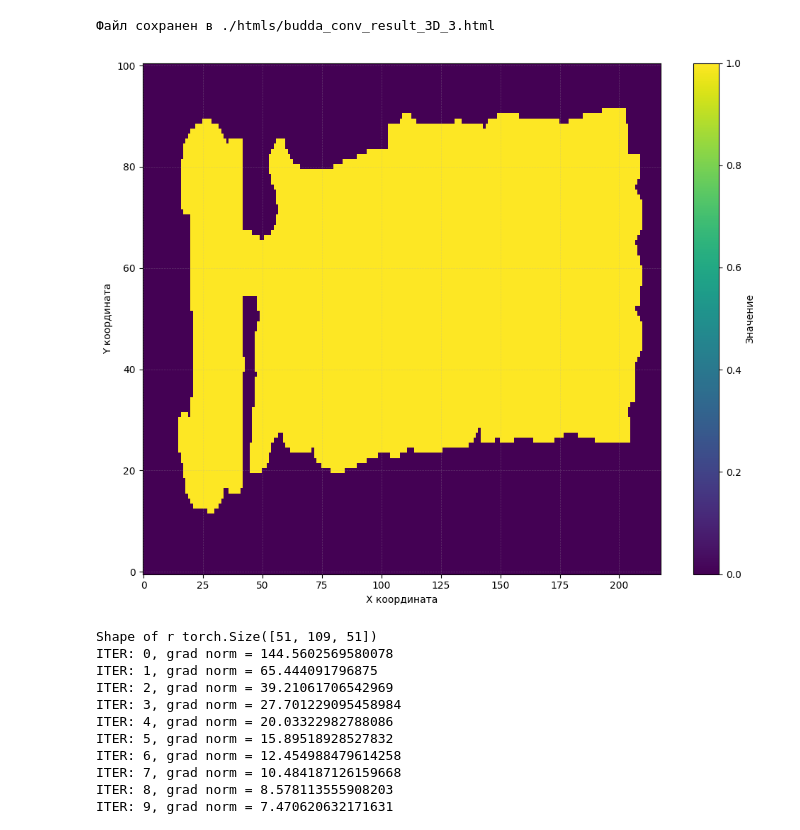
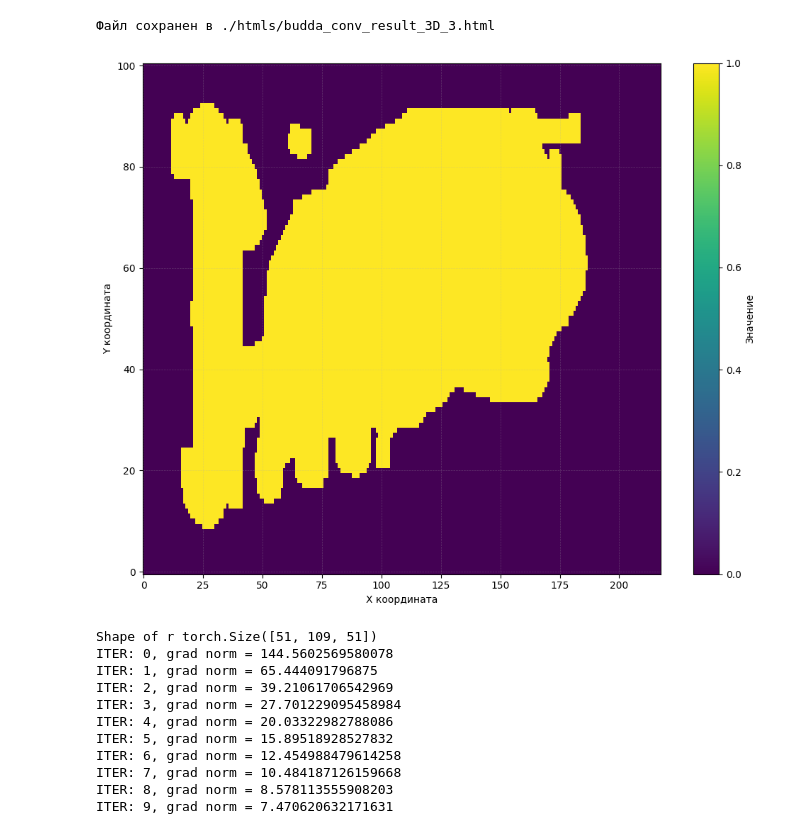
Before and after one commit to AlexanderShliakhturov/Application-of-subdivision-schemes-in-surface-approximation-problems, a Jupyter notebook: surface-reconstruction-budda.ipynb, the cells around one changed output. Drawn from its saved outputs; the diff is of its cells as text; code cells hidden in the pictures.

```diff
--- a/surface-reconstruction-budda.ipynb
+++ b/surface-reconstruction-budda.ipynb
@@ -36,7 +42,7 @@ from IPython.display import HTML
 '''
 
 raw_data = np.loadtxt('./models/BuddaAll.txt').reshape(-1)
-int_cast_data = np.trunc(raw_data*np.power(10,3)).astype(int).reshape(-1, 3)
+int_cast_data = np.trunc(raw_data*2000).astype(int).reshape(-1, 3)
 
 
 shifted = (int_cast_data - int_cast_data.min(axis=0) + np.array([10,10,10]))
@@ -64,18 +70,21 @@ make_html_visual(tensor_3d=budda_tensor_3D, name='budda-raw', colorscale='Jet')
 # budda_tensor_3D_slice = budda_tensor_3D[:,:, 30]
 
 # kernel_2D = torch.ones(size=(3,3))
-kernel_3D = torch.ones(size=(3,3,3))
+kernel_shape = 3
+kernel_3D = torch.ones(size=(kernel_shape,kernel_shape,kernel_shape))
 
 
 # budda_conv_result_2D = make_conv_2d_torch(source=budda_tensor_3D_slice, kernel=kernel_2D)
 budda_conv_result_3D = make_conv_3d_torch(source=budda_tensor_3D, kernel=kernel_3D)
+# budda_conv_result_3D = budda_tensor_3D
+
 
 
 
 
 plt.figure(figsize=(10, 8))
 
-plt.imshow(budda_conv_result_3D[:,:, 60],
+plt.imshow(budda_conv_result_3D[:,:, 50],
            cmap='viridis',
            aspect='auto',
            origin='lower')
@@ -99,27 +108,29 @@ make_html_visual(budda_conv_result_3D, 'budda_conv_result_3D_3')
 # %%
 '''
 Морфологическое заполнение
 '''
 
 
-budda_conv_result_2D_filled = morph_fill(budda_conv_result_3D[:,:, 34])
+# budda_conv_result_2D_filled = morph_fill(budda_conv_result_3D[:,:, 100])
+
+budda_conv_result_2D_filled = morph_fill_fast(budda_conv_result_3D[:,:, 50])
 
 plt.figure(figsize=(10, 8))
 
 plt.imshow(budda_conv_result_2D_filled,
            cmap='viridis',
            aspect='auto',
            origin='lower')
 
 plt.colorbar(label='Значение')
 plt.xlabel('X координата')
 plt.ylabel('Y координата')
 
 plt.grid(True, alpha=0.3, linestyle='--', linewidth=0.5)
 
 plt.tight_layout()
 plt.savefig('./images/turbine_slice_conv_filled.png')
 plt.show()
 # %% [output]
-[figure, old version]
+[figure, new version]
 # %%
```
Also changed, not shown: parts of 12 cells of this notebook, 9 other files.
